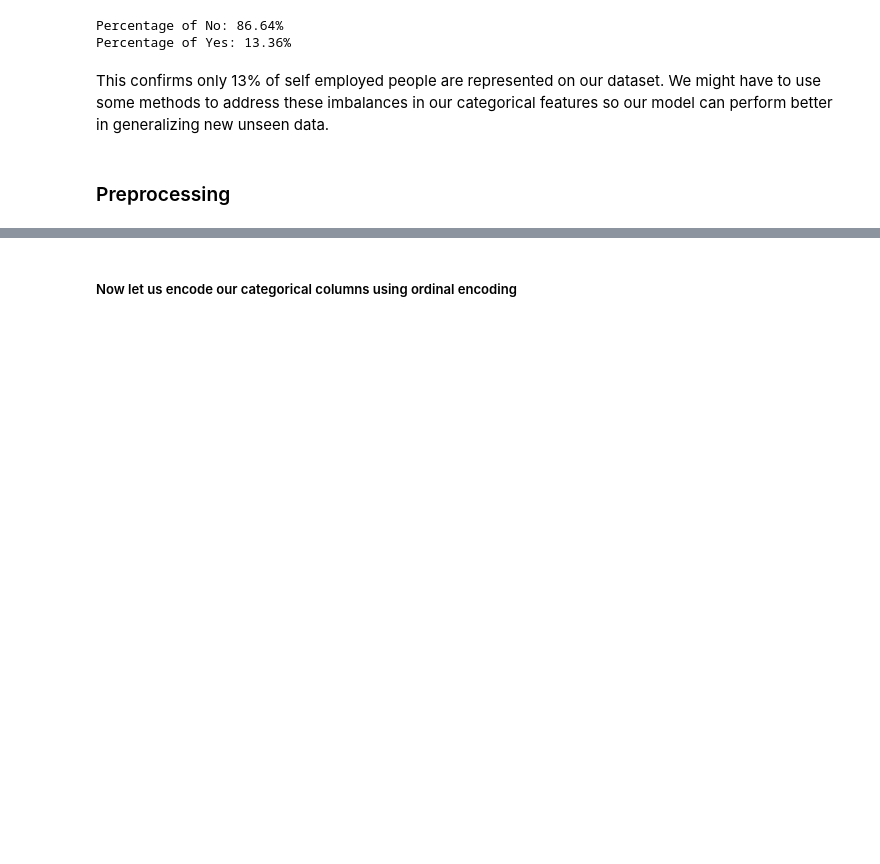
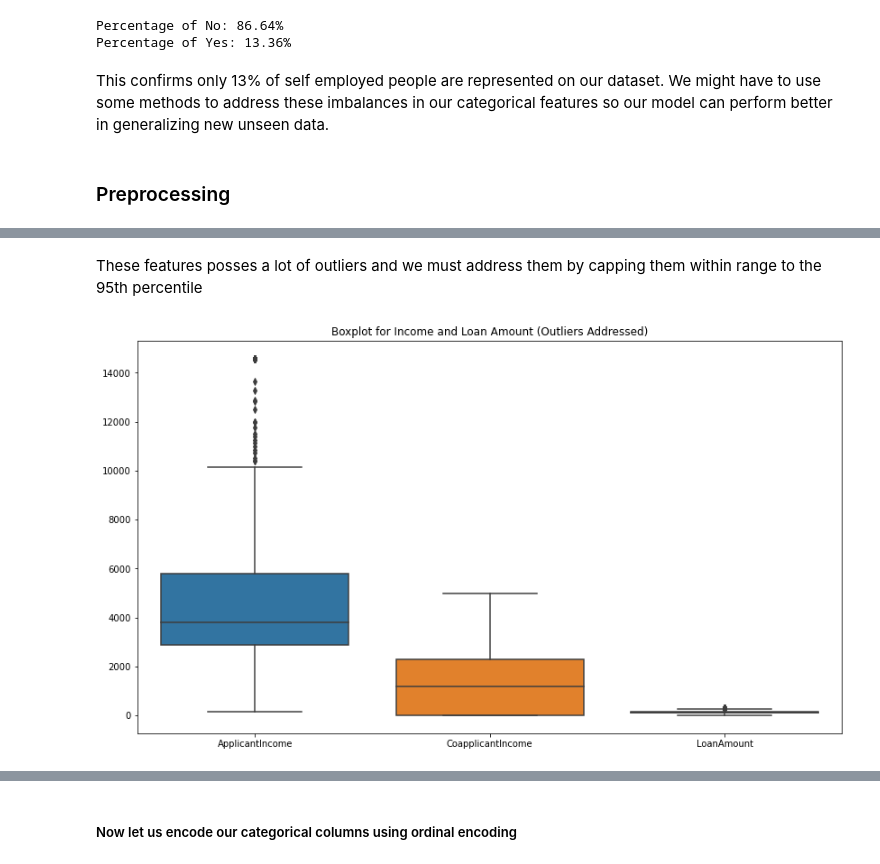
Before and after one commit to Affuya/LHL_CAPSTONE_JASPER, a Jupyter notebook: LHL_CAPSTONE_IPYNB.ipynb, the cells around one changed output, grey strips where cells are left out. Cells and saved outputs as stored; diff of their text form; code cells hidden in the pictures; blank space fills up the shorter version.

```diff
--- a/LHL_CAPSTONE_IPYNB.ipynb
+++ b/LHL_CAPSTONE_IPYNB.ipynb
@@ -273,0 +369,16 @@ This confirms only 13% of self employed people are represented on our dataset. W
+# %% [markdown]
+These features posses a lot of outliers and we must address them by capping them within range to the 95th percentile
+# %%
+# Addressing outliers by capping values at the 95th percentile
+columns_to_cap = ['ApplicantIncome', 'CoapplicantIncome', 'LoanAmount']
+for col in columns_to_cap:
+    percentile_95 = df[col].quantile(0.95)
+    df[col] = np.where(df[col] > percentile_95, percentile_95, df[col])
+# %%
+# Display updated box plots
+plt.figure(figsize=(14, 8))
+sns.boxplot(data=df[['ApplicantIncome', 'CoapplicantIncome', 'LoanAmount']])
+plt.title('Boxplot for Income and Loan Amount (Outliers Addressed)')
+plt.show()
+# %% [output]
+[figure, added]
```
Also changed, not shown: parts of 18 cells of this notebook.
